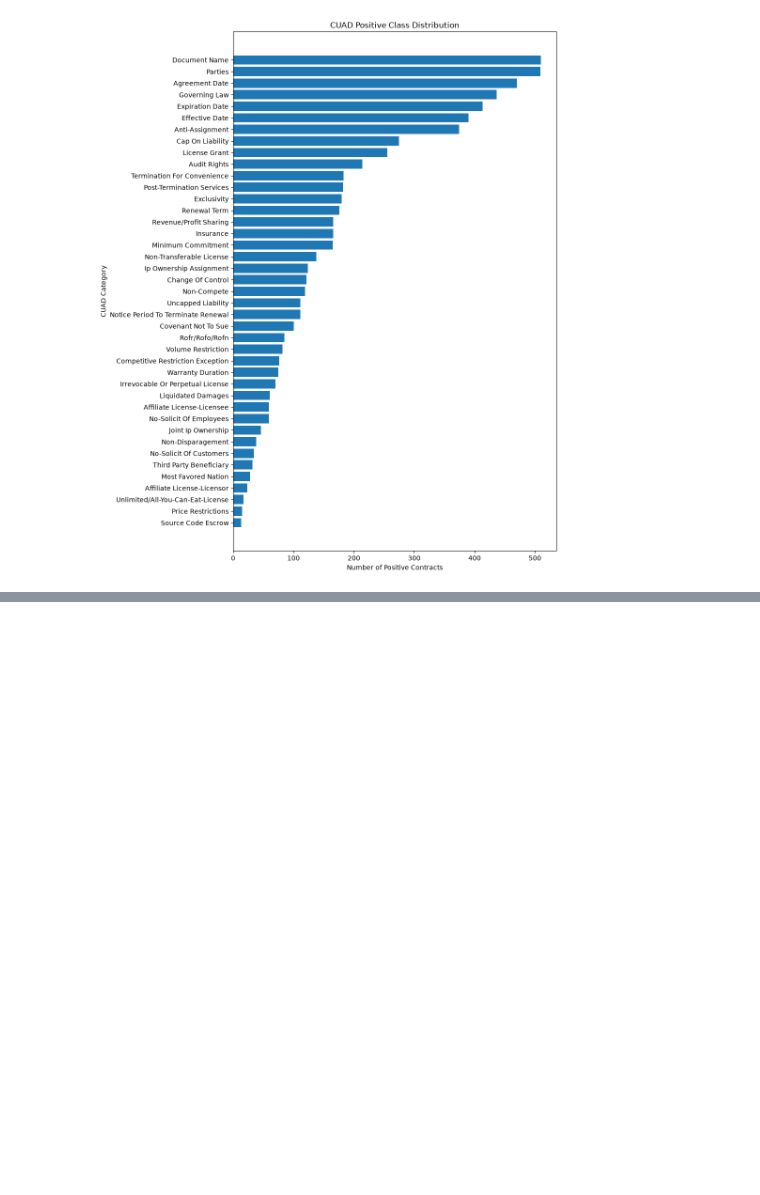
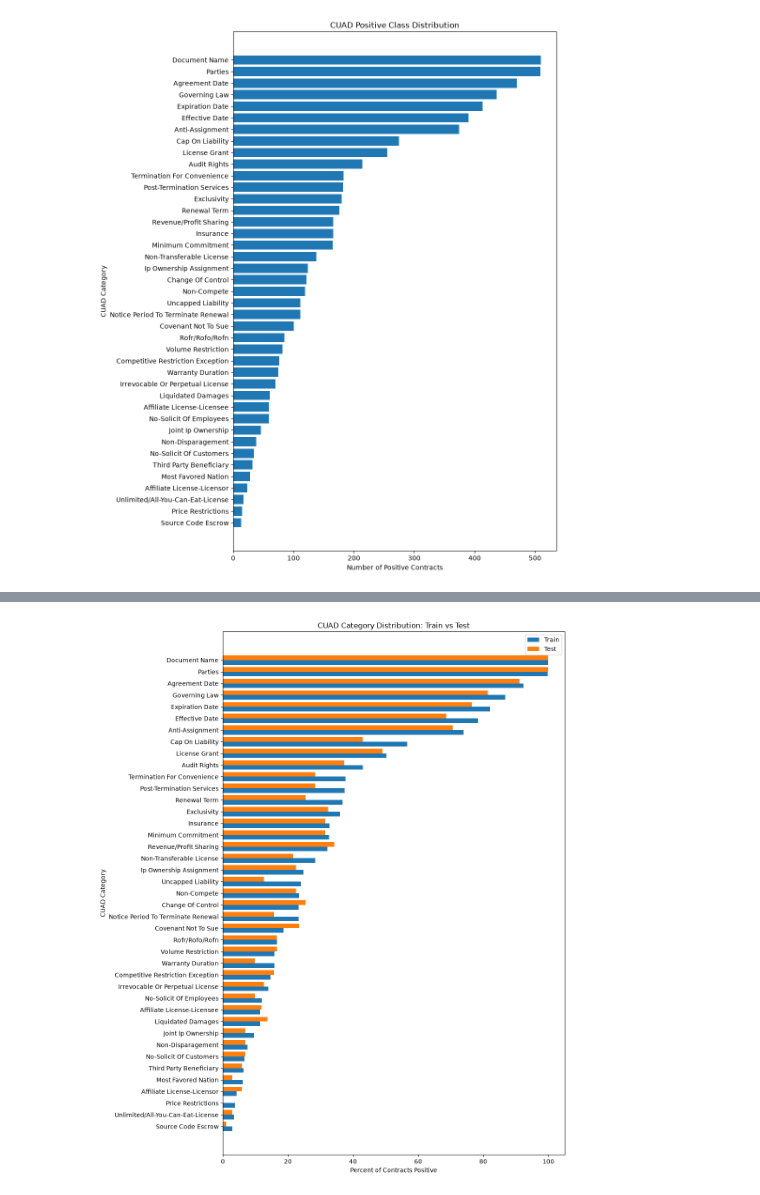
Before and after one commit to Break-Through-Tech/Accenture-1F-contract-review-challenge, a Jupyter notebook: notebooks/class_imbalance.ipynb, the cells around one changed output, grey strips where cells are left out. Saved outputs shown, nothing was run; the diff lists cells and outputs as text; code cells hidden in the pictures; blank space fills up the shorter version.

Commit message:
Analyze CUAD train-test distribution and rare label support

```diff
--- a/notebooks/class_imbalance.ipynb
+++ b/notebooks/class_imbalance.ipynb
@@ -412,0 +638,18 @@ The next analysis should examine how these positive examples are distributed bet
+# %%
+split_comparison["Percent_Difference"] = (
+    split_comparison["Percent_Positive_Train"]
+    -
+    split_comparison["Percent_Positive_Test"]
+).abs().round(1)
+
+split_comparison[
+    [
+        "category",
+        "Percent_Positive_Train",
+        "Percent_Positive_Test",
+        "Percent_Difference"
+    ]
+].sort_values(
+    "Percent_Difference",
+    ascending=False
+)
@@ -412,0 +767,35 @@ The next analysis should examine how these positive examples are distributed bet
+# %%
+plot_df = split_comparison.sort_values(
+    "Percent_Positive_Train",
+    ascending=True
+)
+
+y = np.arange(len(plot_df))
+
+plt.figure(figsize=(11, 13))
+
+plt.barh(
+    y - 0.2,
+    plot_df["Percent_Positive_Train"],
+    height=0.4,
+    label="Train"
+)
+
+plt.barh(
+    y + 0.2,
+    plot_df["Percent_Positive_Test"],
+    height=0.4,
+    label="Test"
+)
+
+plt.yticks(y, plot_df["category"])
+
+plt.xlabel("Percent of Contracts Positive")
+plt.ylabel("CUAD Category")
+plt.title("CUAD Category Distribution: Train vs Test")
+
+plt.legend()
+plt.tight_layout()
+plt.show()
+# %% [output]
+[figure, added]
```
Also changed, not shown: parts of 26 cells of this notebook.
